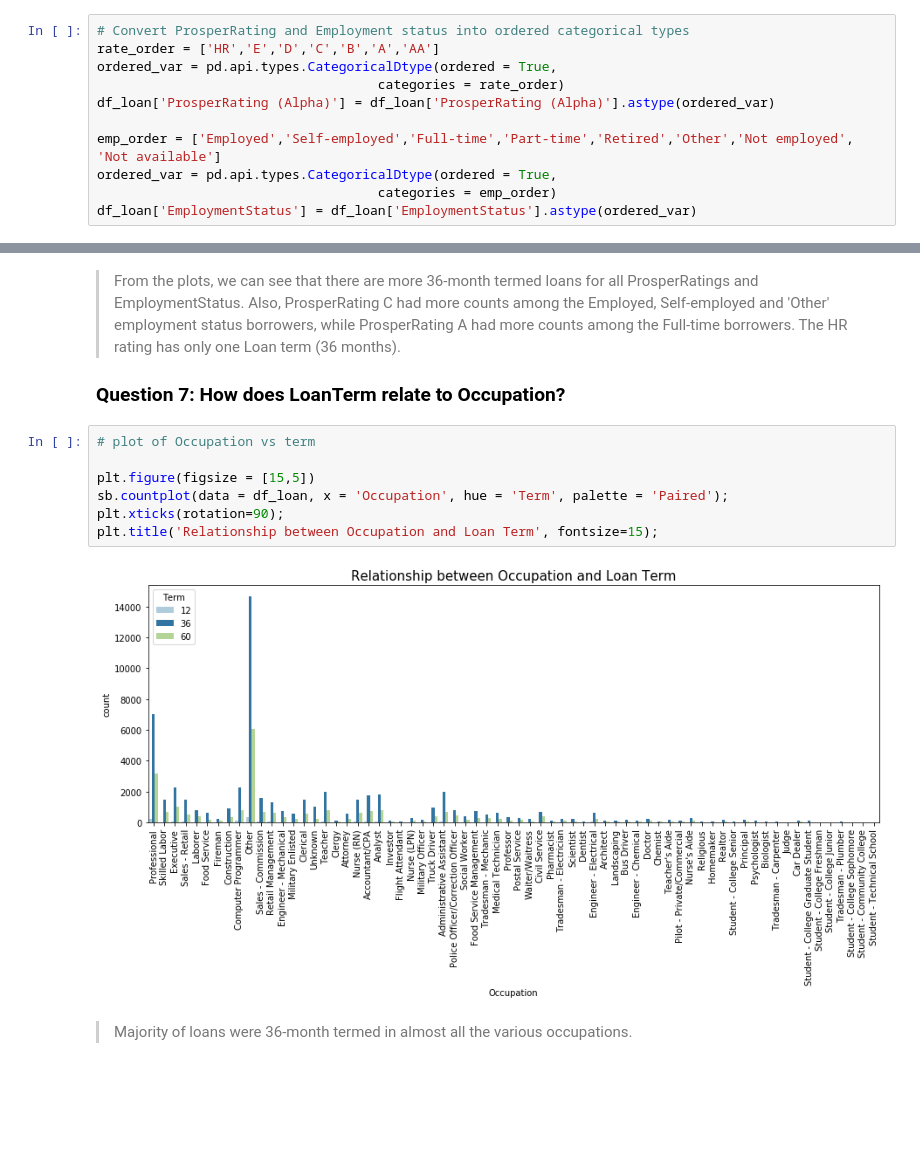
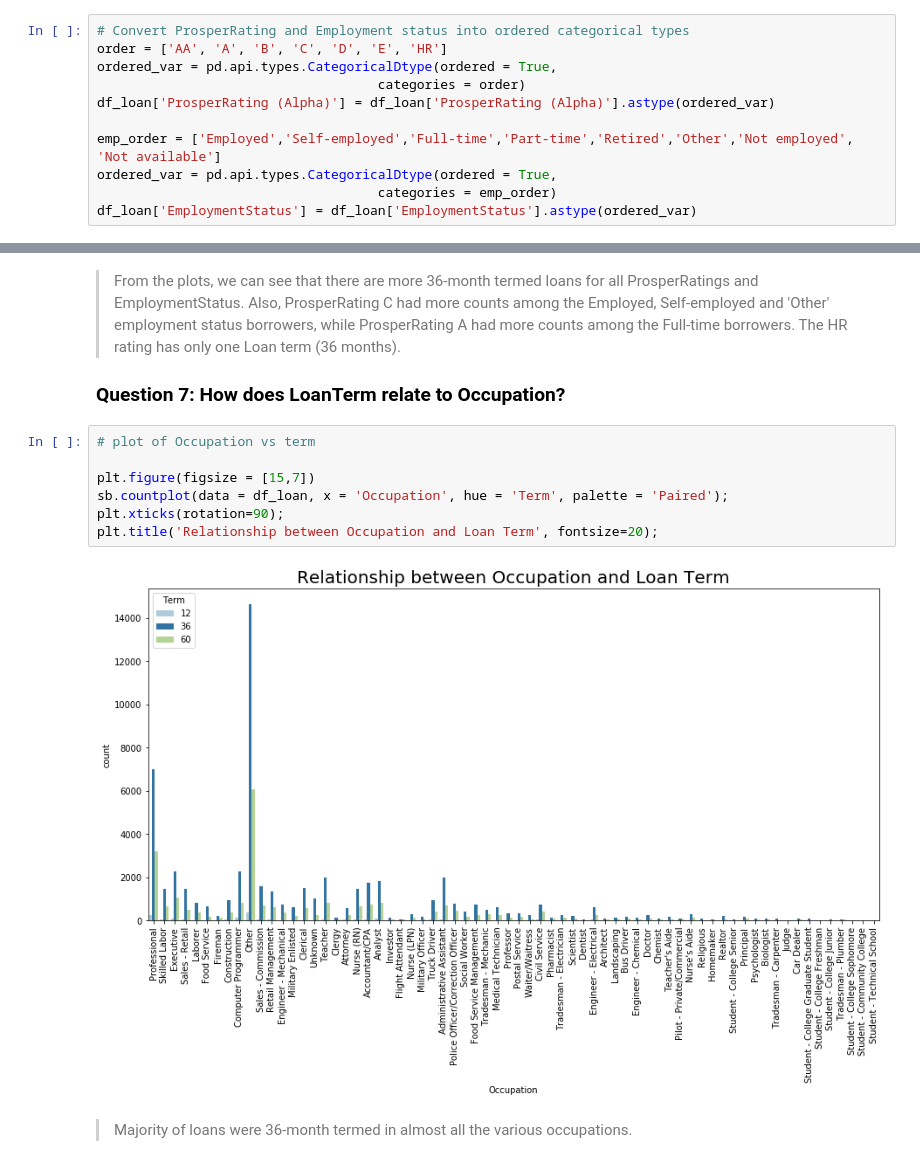
Before and after one commit to Dekunmi/Prosper, a Jupyter notebook: ProsperLoan_exploration.ipynb, the cells around one changed output, grey strips where cells are left out. Cells and saved outputs as stored; diff of their text form; blank space fills up the shorter version.

```diff
--- a/ProsperLoan_exploration.ipynb
+++ b/ProsperLoan_exploration.ipynb
@@ -323,9 +323,9 @@ The distributions of BorrowerAPR and BorrowerRate are similar with a slight diff
 > **Occupation**: The Occupation selected by the Borrower at the time they created the listing.
 # %%
 # Convert ProsperRating and Employment status into ordered categorical types
-rate_order = ['HR','E','D','C','B','A','AA']
+order = ['AA', 'A', 'B', 'C', 'D', 'E', 'HR']
 ordered_var = pd.api.types.CategoricalDtype(ordered = True,
-                                    categories = rate_order)
+                                    categories = order)
 df_loan['ProsperRating (Alpha)'] = df_loan['ProsperRating (Alpha)'].astype(ordered_var)
 
 emp_order = ['Employed','Self-employed','Full-time','Part-time','Retired','Other','Not employed', 'Not available']
@@ -604,12 +607,12 @@ plt.xticks(rotation=10);
 # %%
 # plot of Occupation vs term
 
-plt.figure(figsize = [15,5])
+plt.figure(figsize = [15,7])
 sb.countplot(data = df_loan, x = 'Occupation', hue = 'Term', palette = 'Paired');
 plt.xticks(rotation=90);
-plt.title('Relationship between Occupation and Loan Term', fontsize=15);
+plt.title('Relationship between Occupation and Loan Term', fontsize=20);
 # %% [output]
-[figure, old version]
+[figure, new version]
 # %% [markdown]
 > Majority of loans were 36-month termed in almost all the various occupations.
 # %% [markdown]
```
Also changed, not shown: parts of 17 cells of this notebook, 4 other files.
